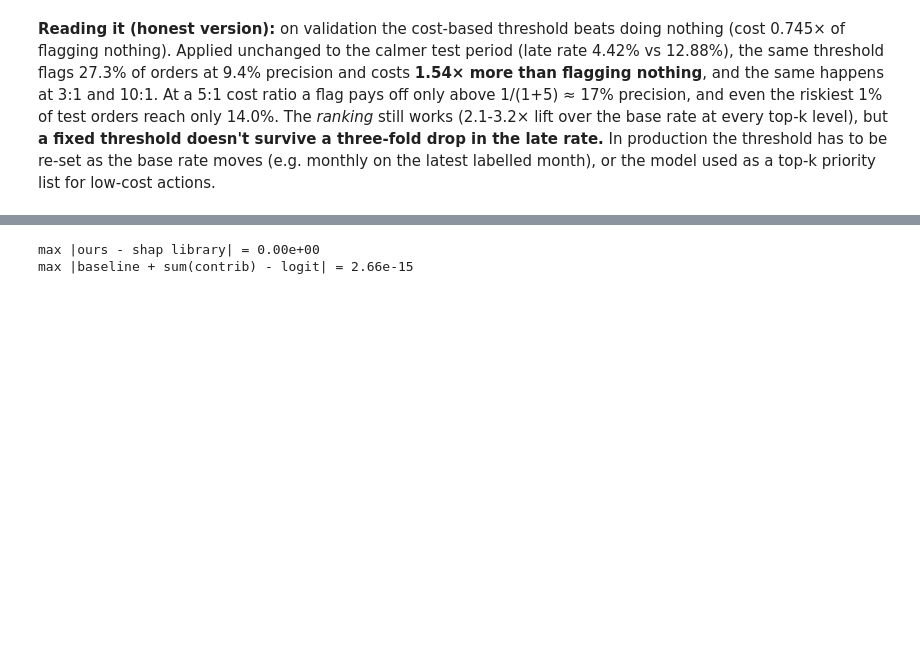
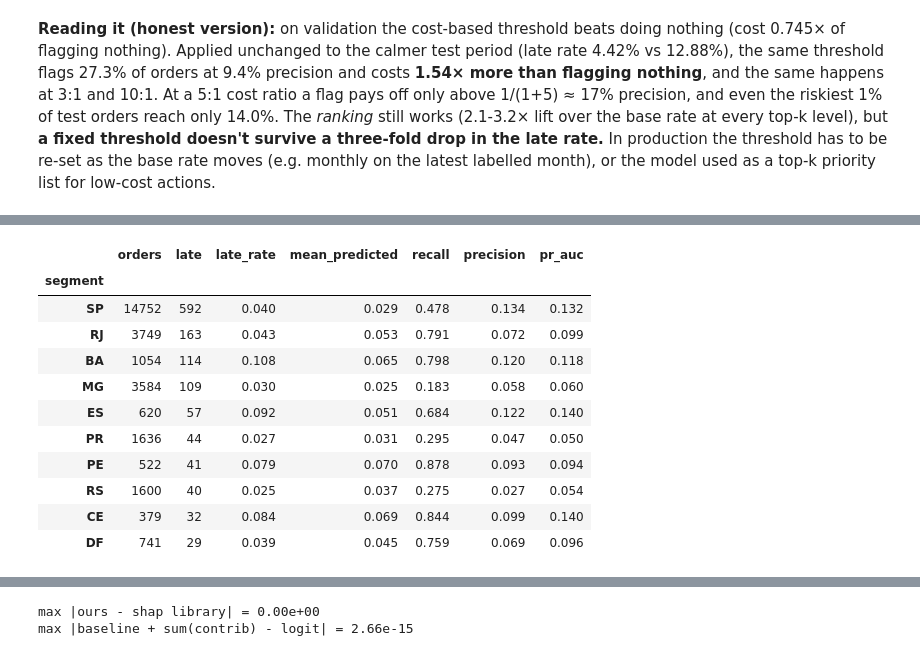
Before and after one commit to MasoodManzoorAhmed/ecommerce-customer-experience-analytics-with-GenAI, a Jupyter notebook: notebooks/02_late_delivery_model.ipynb, the cells around one changed output, grey strips where cells are left out. Drawn from its saved outputs; the diff is of its cells as text; code cells hidden in the pictures; blank space fills up the shorter version.

```diff
--- a/notebooks/02_late_delivery_model.ipynb
+++ b/notebooks/02_late_delivery_model.ipynb
@@ -349,0 +407,6 @@ dtype: float64
+# %%
+test_rows = table[table["split"] == "test"].reset_index(drop=True)
+by_month = segment_metrics(
+    test_rows["purchase_ts"].dt.strftime("%Y-%m"), y_te, p_te_lr, chosen["threshold"]
+)
+by_month.round(3)
@@ -349,0 +421,18 @@ dtype: float64
+# %%
+by_state = segment_metrics(
+    test_rows["customer_state"].astype(str), y_te, p_te_lr, chosen["threshold"]
+)
+by_state.sort_values("late", ascending=False).head(10).round(3)
+# %% [output]
+|  | orders | late | late_rate | mean_predicted | recall | precision | pr_auc |
+| segment |  |  |  |  |  |  |  |
+| SP | 14752 | 592 | 0.040 | 0.029 | 0.478 | 0.134 | 0.132 |
+| RJ | 3749 | 163 | 0.043 | 0.053 | 0.791 | 0.072 | 0.099 |
+| BA | 1054 | 114 | 0.108 | 0.065 | 0.798 | 0.120 | 0.118 |
+| MG | 3584 | 109 | 0.030 | 0.025 | 0.183 | 0.058 | 0.060 |
+| ES | 620 | 57 | 0.092 | 0.051 | 0.684 | 0.122 | 0.140 |
+| PR | 1636 | 44 | 0.027 | 0.031 | 0.295 | 0.047 | 0.050 |
+| PE | 522 | 41 | 0.079 | 0.070 | 0.878 | 0.093 | 0.094 |
+| RS | 1600 | 40 | 0.025 | 0.037 | 0.275 | 0.027 | 0.054 |
+| CE | 379 | 32 | 0.084 | 0.069 | 0.844 | 0.099 | 0.140 |
+| DF | 741 | 29 | 0.039 | 0.045 | 0.759 | 0.069 | 0.096 |
```
Also changed, not shown: parts of 15 cells of this notebook, 19 other files.
